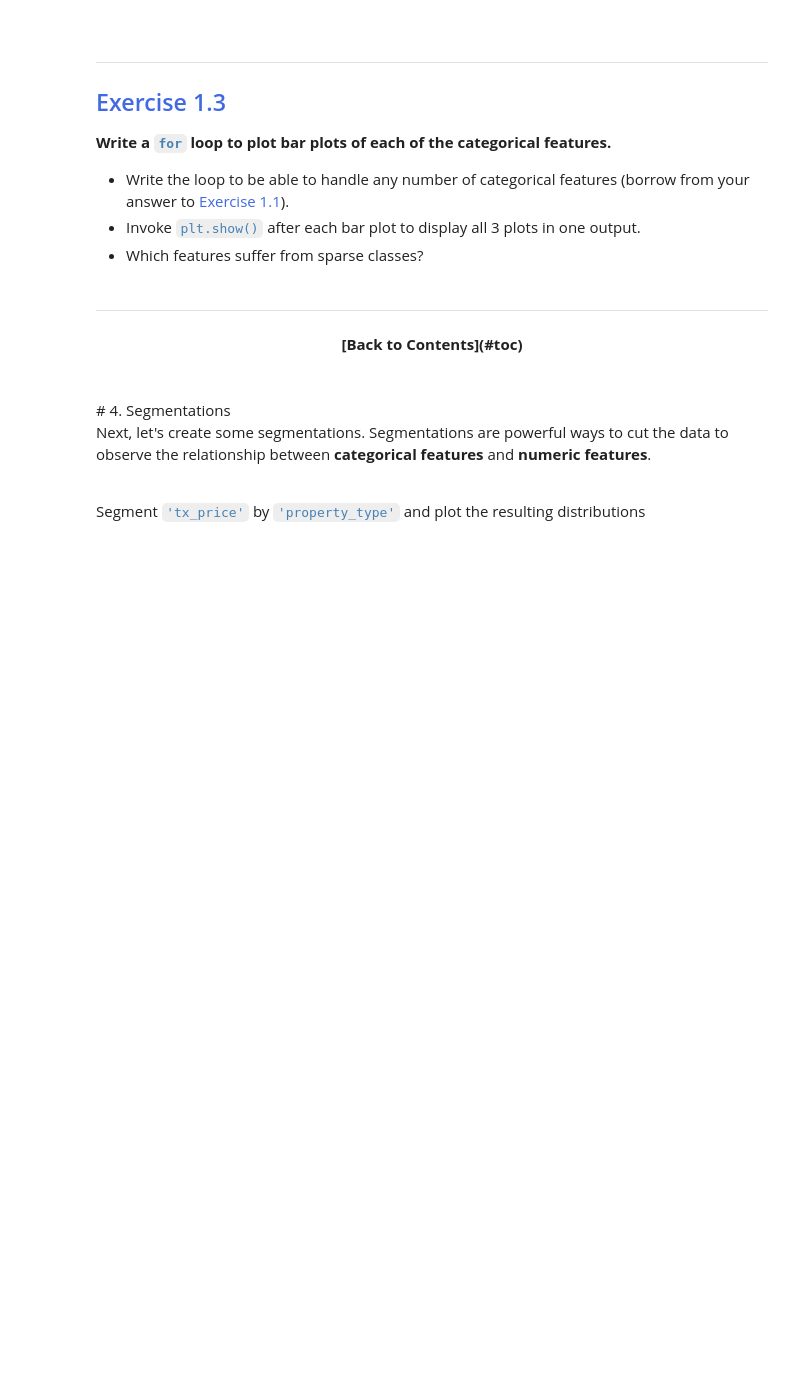
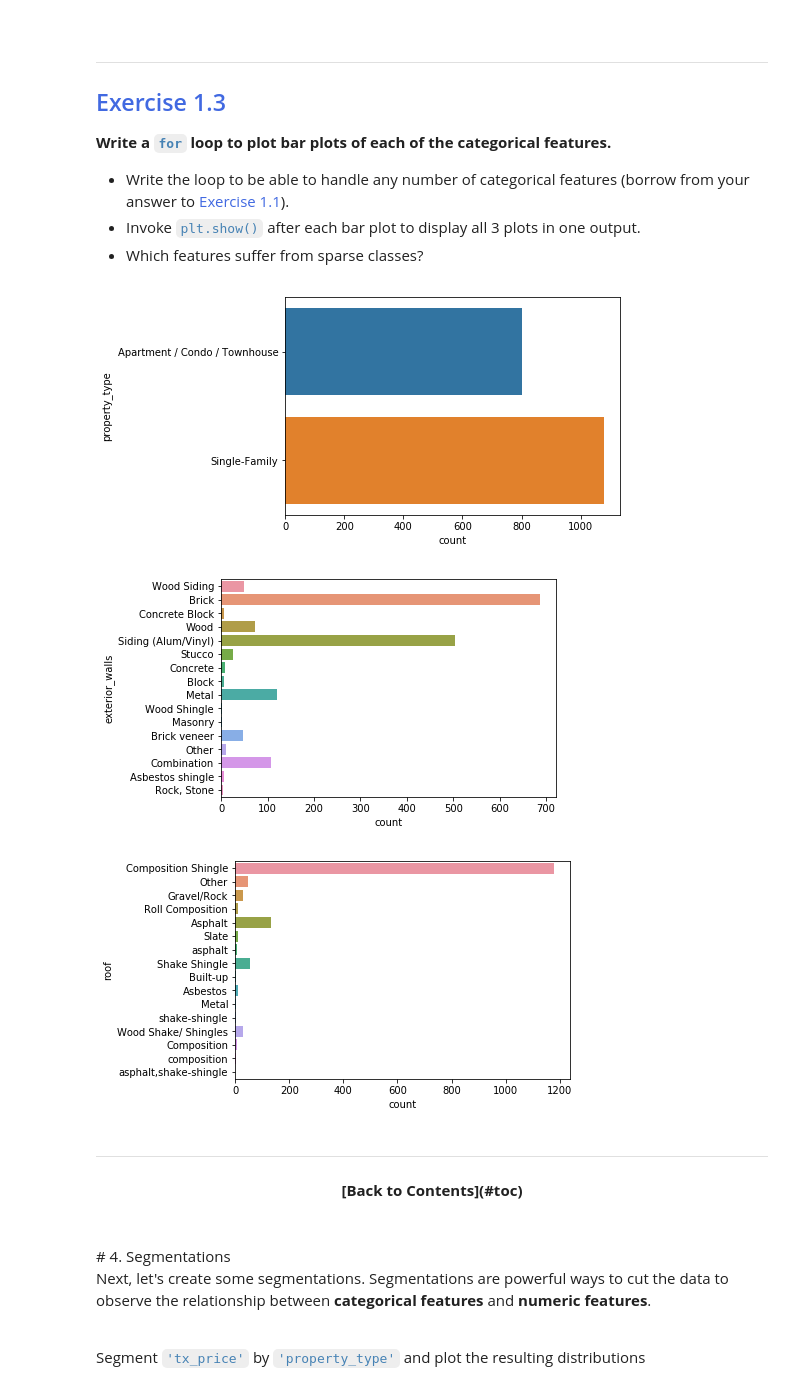
Before and after one commit to gondylife/real-estate_tycoon, a Jupyter notebook: Project 2 Workbook Bundle/Module 1 - Exploratory Analysis.ipynb, the cells around one changed output. Drawn from its saved outputs; the diff is of its cells as text; code cells hidden in the pictures; blank space fills up the shorter version.

```diff
--- a/Project 2 Workbook Bundle/Module 1 - Exploratory Analysis.ipynb
+++ b/Project 2 Workbook Bundle/Module 1 - Exploratory Analysis.ipynb
@@ -262,6 +273,13 @@ Plot bar plot for the <code style="color:steelblue">'exterior_walls'</code> feat
 * Which features suffer from sparse classes?
 # %%
 # Plot bar plot for each categorical feature
+for category in df.dtypes[mask].index:
+    sns.countplot(y=category, data=df)
+    plt.show()
+# %% [output]
+[figure, added]
+[figure, added]
+[figure, added]
 # %% [markdown]
 <hr style="border-color:royalblue;background-color:royalblue;height:1px;">
 
```
Also changed, not shown: parts of 12 cells of this notebook.
